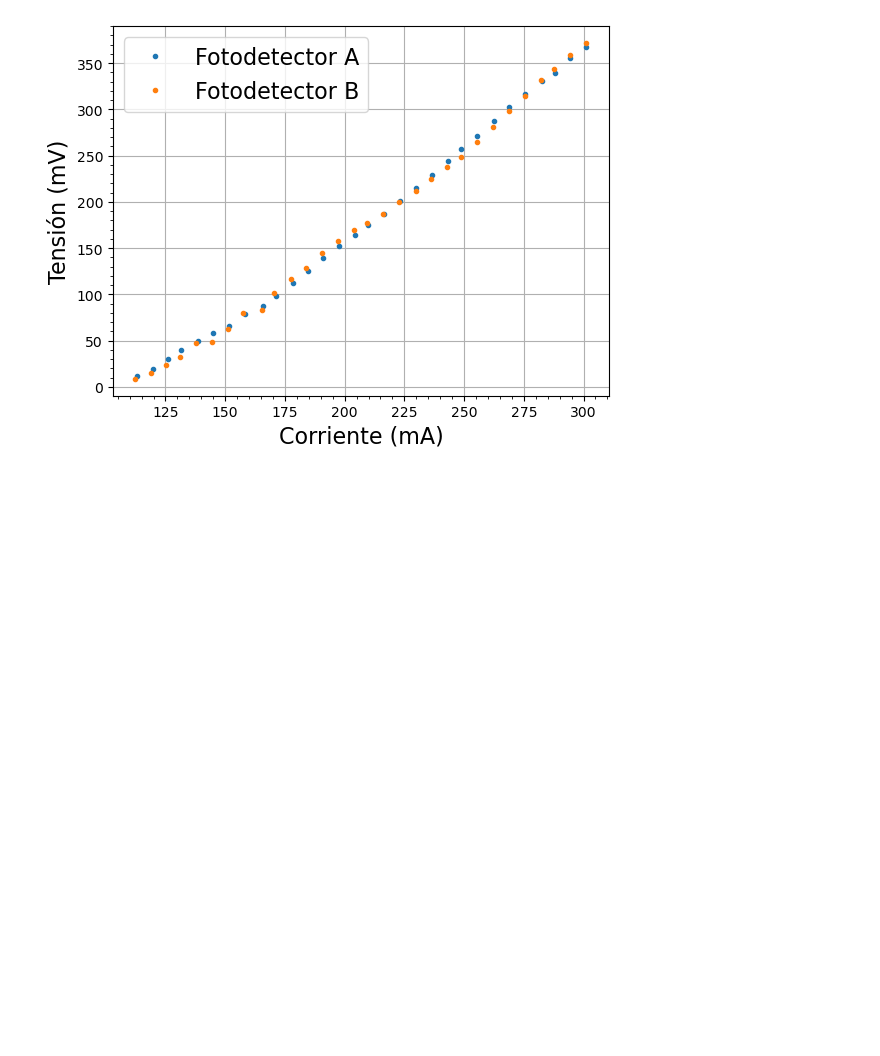
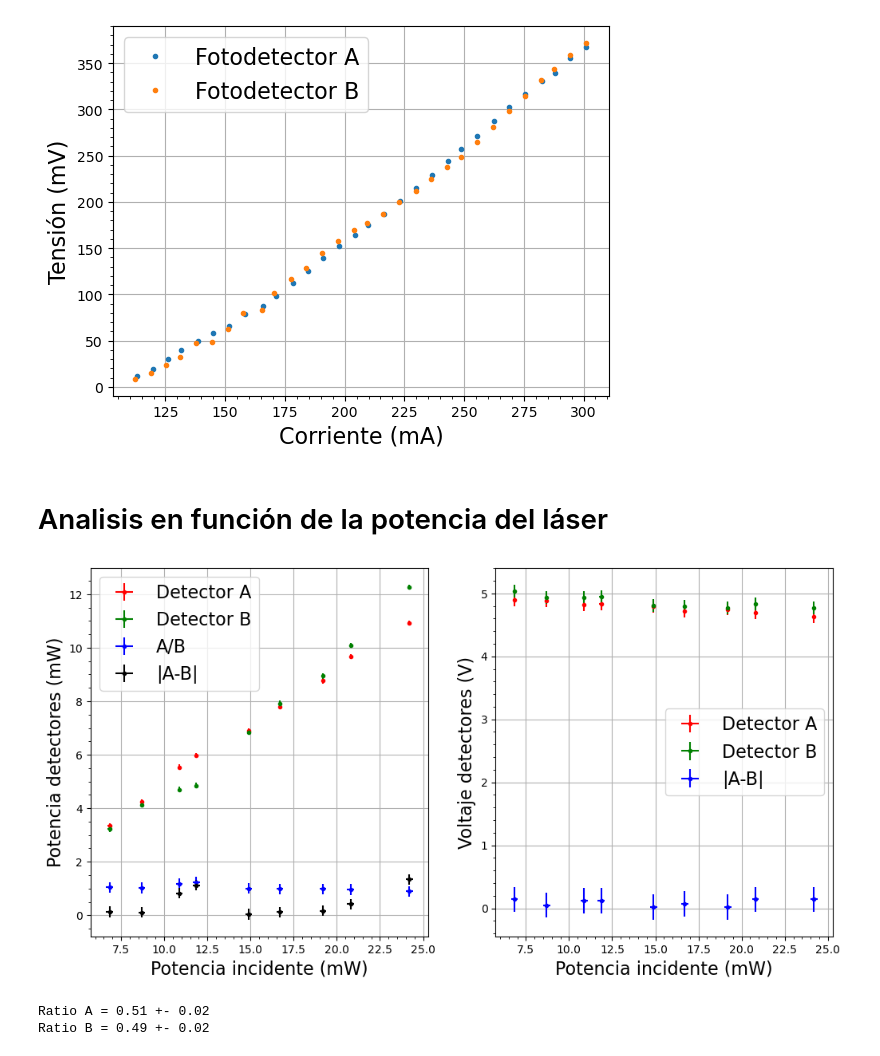
Before and after one commit to DelManuel/Magnetometro-optico, a Jupyter notebook: códigos/analisis_fotodetectores.ipynb, the cells around one changed output. Saved outputs shown, nothing was run; the diff lists cells and outputs as text; code cells hidden in the pictures; blank space fills up the shorter version.

```diff
--- a/códigos/analisis_fotodetectores.ipynb
+++ b/códigos/analisis_fotodetectores.ipynb
@@ -182,3 +182,41 @@ plt.legend()
 plt.show()
 # %% [output]
 [figure]
+# %% [markdown]
+# Analisis en función de la potencia del láser
+# %%
+potencia_total = np.array([14.9, 16.7, 19.2, 20.8, 24.2, 11.86, 10.88, 8.7, 6.83])
+potencia_A = np.array([6.89, 7.8, 8.77, 9.67, 10.92, 5.97, 5.53, 4.24, 3.35])
+potencia_B = np.array([6.85, 7.92, 8.94, 10.09, 12.26, 4.85, 4.7, 4.13, 3.22])
+voltaje_A = np.array([4.79, 4.72, 4.75, 4.69, 4.63, 4.83, 4.82, 4.88, 4.9])
+voltaje_B = np.array([4.81, 4.79, 4.77, 4.83, 4.77, 4.95, 4.94, 4.93, 5.04])
+
+fig, axes = plt.subplots(ncols=2, figsize=(12, 6))
+
+axes[0].errorbar(potencia_total, potencia_A, xerr=0.1, yerr=0.1, c='r', fmt='.', label='Detector A')
+axes[0].errorbar(potencia_total, potencia_B, xerr=0.1, yerr=0.1, c='g', fmt='.', label='Detector B')
+axes[0].errorbar(potencia_total, potencia_A/potencia_B, xerr=0.2, yerr=0.2, c='b', fmt='.', label='A/B')
+axes[0].errorbar(potencia_total, np.abs(potencia_A-potencia_B), xerr=0.2, yerr=0.2, c='k', fmt='.', label='|A-B|')
+axes[0].set_xlabel('Potencia incidente (mW)')
+axes[0].set_ylabel('Potencia detectores (mW)')
+axes[0].legend()
+
+axes[1].errorbar(potencia_total, voltaje_A, xerr=0.1, yerr=0.1, c='r', fmt='.', label='Detector A')
+axes[1].errorbar(potencia_total, voltaje_B, xerr=0.1, yerr=0.1, c='g', fmt='.', label='Detector B')
+axes[1].errorbar(potencia_total, np.abs(voltaje_B-voltaje_A), xerr=0.2, yerr=0.2, c='b', fmt='.', label='|A-B|')
+axes[1].set_xlabel('Potencia incidente (mW)')
+axes[1].set_ylabel('Voltaje detectores (V)')
+axes[1].legend()
+plt.show()
+# %% [output]
+[figure, added]
+# %%
+suma_potencias = potencia_A + potencia_B
+ratio_A = potencia_A/suma_potencias
+ratio_B = potencia_B/suma_potencias
+
+print(f'Ratio A = {np.round(np.mean(ratio_A), 2)} +- {np.round(np.std(ratio_A), 2)}')
+print(f'Ratio B = {np.round(np.mean(ratio_B), 2)} +- {np.round(np.std(ratio_B), 2)}')
+# %% [output]
+Ratio A = 0.51 +- 0.02
+Ratio B = 0.49 +- 0.02
```
